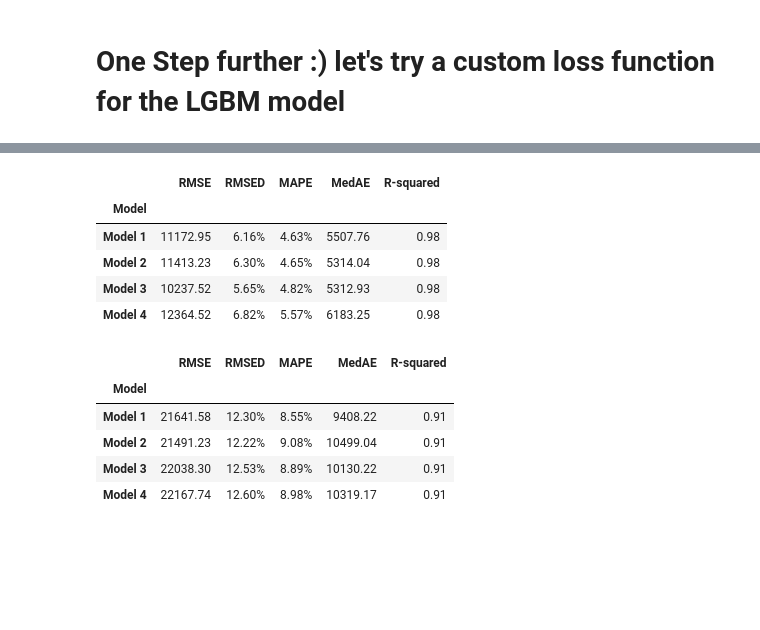
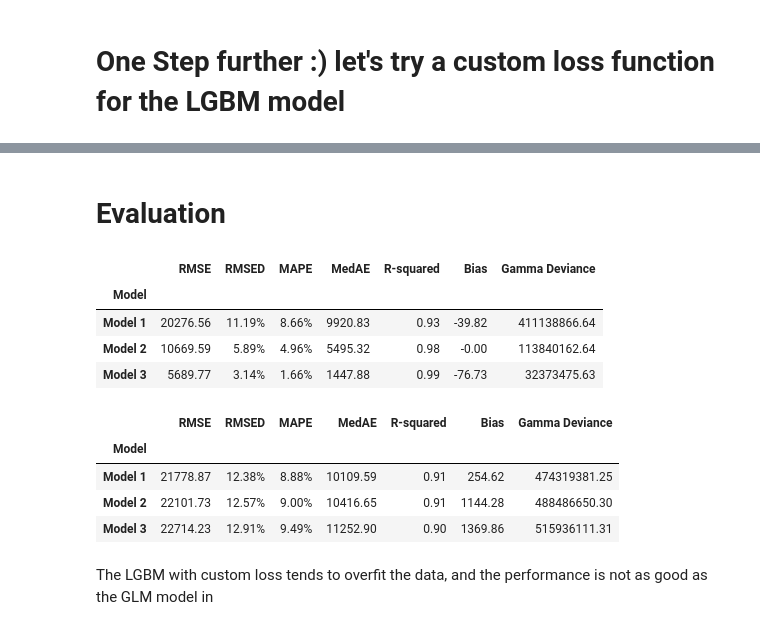
Before and after one commit to congminh-nguyen/ames_project, a Jupyter notebook: notebooks/model.ipynb, the cells around one changed output, grey strips where cells are left out. Cells and saved outputs as stored; diff of their text form; code cells hidden in the pictures; blank space fills up the shorter version.

Commit message:
models update

```diff
--- a/notebooks/model.ipynb
+++ b/notebooks/model.ipynb
@@ -617,7 +518,11 @@ lgbm_tuned_pipeline = Pipeline([
     ('imputer', LotFrontageGroupMedianImputer(group_cols=['neighborhood', 'lot_config'], target_col='lot_frontage')),
     ('feature_add_drop', Add_Drop_Attributes(proximity_data=proximity_data)),
     ('preprocessor', preprocessor),
-    ('estimator', LGBMRegressor(objective="regression", n_estimators=350, learning_rate=0.03258641681250722, num_leaves=30, min_child_weight=1.3675858461417085))
+    ('estimator', LGBMRegressor(objective="regression",
+                                n_estimators=350,
+                                learning_rate=0.03,
+                                num_leaves=30,
+                                min_child_weight=1.37))
 ])
 
 # Fit the pipeline with the best parameters
@@ -758,0 +572,8 @@ You can set `force_col_wise=true` to remove the overhead.
+# %%
+# Modify the pipeline to use the custom objective directly
+lgbm_custom_loss_pipeline = Pipeline([
+    ('imputer', LotFrontageGroupMedianImputer(group_cols=['neighborhood', 'lot_config'], target_col='lot_frontage')),
+    ('feature_add_drop', Add_Drop_Attributes(proximity_data=proximity_data)),
+    ('preprocessor', preprocessor),
+    ('estimator', LGBMRegressor(objective=custom_regression_loss))  # Remove fixed n_estimators for tuning
+])
@@ -758,0 +625,3 @@ You can set `force_col_wise=true` to remove the overhead.
+# %%
+# Assuming you have your model already defined
+plot_learning_curve(grid_search.best_estimator_, X_train, y_train, scoring='neg_mean_squared_error', cv=5)
@@ -758,0 +834,15 @@ You can set `force_col_wise=true` to remove the overhead.
+# %%
+# Modify the pipeline to use the custom objective directly
+lgbm_custom_loss_tuned_pipeline = Pipeline([
+    ('imputer', LotFrontageGroupMedianImputer(group_cols=['neighborhood', 'lot_config'], target_col='lot_frontage')),
+    ('feature_add_drop', Add_Drop_Attributes(proximity_data=proximity_data)),
+    ('preprocessor', preprocessor),
+    ('estimator', LGBMRegressor(
+        objective=custom_regression_loss,
+        learning_rate=0.05,
+        min_child_weight=1.0,
+        n_estimators=300,
+        num_leaves=150
+    ))  # Add best parameters from grid search
+])
+lgbm_custom_loss_tuned_pipeline.fit(X_train, y_train)
@@ -759,18 +884,20 @@ You can set `force_col_wise=true` to remove the overhead.
+# %% [markdown]
+# Evaluation
 # %%
-reevaluate_models([lgbm_baseline_pipeline, lgbm_1_pipeline, lgbm_tuned_pipeline, lgbm_custom_loss_pipeline], X_train, y_train)
+reevaluate_models([glm_tuned_pipeline, lgbm_tuned_pipeline, lgbm_custom_loss_tuned_pipeline], X_train, y_train)
 # %% [output]
-|  | RMSE | RMSED | MAPE | MedAE | R-squared |
-| Model |  |  |  |  |  |
-| Model 1 | 11172.95 | 6.16% | 4.63% | 5507.76 | 0.98 |
-| Model 2 | 11413.23 | 6.30% | 4.65% | 5314.04 | 0.98 |
-| Model 3 | 10237.52 | 5.65% | 4.82% | 5312.93 | 0.98 |
-| Model 4 | 12364.52 | 6.82% | 5.57% | 6183.25 | 0.98 |
+|  | RMSE | RMSED | MAPE | MedAE | R-squared | Bias | Gamma Deviance |
+| Model |  |  |  |  |  |  |  |
+| Model 1 | 20276.56 | 11.19% | 8.66% | 9920.83 | 0.93 | -39.82 | 411138866.64 |
+| Model 2 | 10669.59 | 5.89% | 4.96% | 5495.32 | 0.98 | -0.00 | 113840162.64 |
+| Model 3 | 5689.77 | 3.14% | 1.66% | 1447.88 | 0.99 | -76.73 | 32373475.63 |
 # %%
-reevaluate_models([lgbm_baseline_pipeline, lgbm_1_pipeline, lgbm_tuned_pipeline, lgbm_custom_loss_pipeline], X_test, y_test)
+reevaluate_models([glm_tuned_pipeline, lgbm_tuned_pipeline, lgbm_custom_loss_tuned_pipeline], X_test, y_test)
 # %% [output]
-|  | RMSE | RMSED | MAPE | MedAE | R-squared |
-| Model |  |  |  |  |  |
-| Model 1 | 21641.58 | 12.30% | 8.55% | 9408.22 | 0.91 |
-| Model 2 | 21491.23 | 12.22% | 9.08% | 10499.04 | 0.91 |
-| Model 3 | 22038.30 | 12.53% | 8.89% | 10130.22 | 0.91 |
-| Model 4 | 22167.74 | 12.60% | 8.98% | 10319.17 | 0.91 |
+|  | RMSE | RMSED | MAPE | MedAE | R-squared | Bias | Gamma Deviance |
+| Model |  |  |  |  |  |  |  |
+| Model 1 | 21778.87 | 12.38% | 8.88% | 10109.59 | 0.91 | 254.62 | 474319381.25 |
+| Model 2 | 22101.73 | 12.57% | 9.00% | 10416.65 | 0.91 | 1144.28 | 488486650.30 |
+| Model 3 | 22714.23 | 12.91% | 9.49% | 11252.90 | 0.90 | 1369.86 | 515936111.31 |
+# %% [markdown]
+The LGBM with custom loss tends to overfit the data, and the performance is not as good as the GLM model in
```
Also changed, not shown: parts of 22 cells of this notebook, 7 other files.
